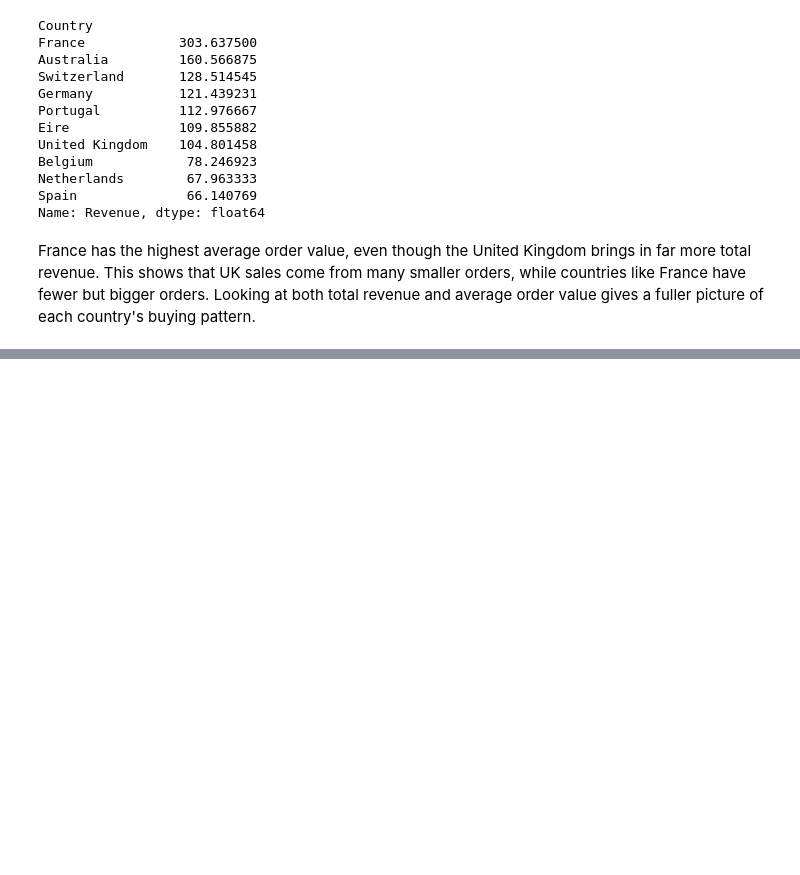
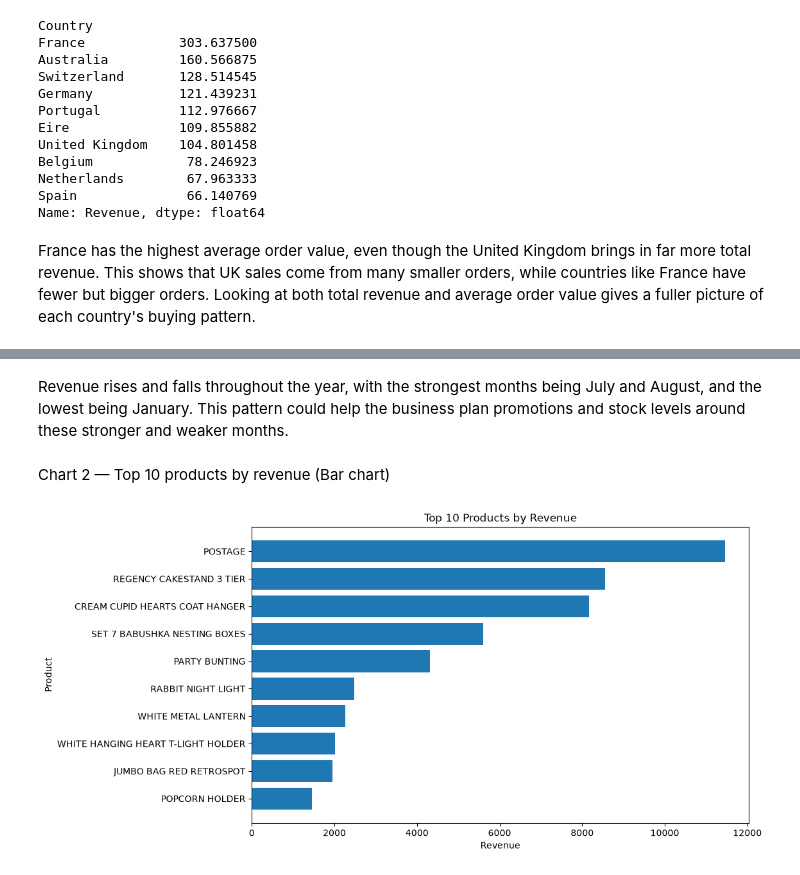
Before and after one commit to Emmanuel-Twumasi-Kwame-Yeboah/retail-sales-analysis, a Jupyter notebook: notebooks/retail_sales_analysis.ipynb, the cells around one changed output, grey strips where cells are left out. Saved outputs shown, nothing was run; the diff lists cells and outputs as text; code cells hidden in the pictures; blank space fills up the shorter version.

```diff
--- a/notebooks/retail_sales_analysis.ipynb
+++ b/notebooks/retail_sales_analysis.ipynb
@@ -411,0 +422,14 @@ France has the highest average order value, even though the United Kingdom bring
+# %% [markdown]
+Revenue rises and falls throughout the year, with the strongest months being July and August, and the lowest being January. This pattern could help the business plan promotions and stock levels around these stronger and weaker months.
+# %% [markdown]
+Chart 2 — Top 10 products by revenue (Bar chart)
+# %%
+plt.figure(figsize=(10, 6))
+plt.barh(top_products.index, top_products.values)
+plt.title("Top 10 Products by Revenue")
+plt.xlabel("Revenue")
+plt.ylabel("Product")
+plt.gca().invert_yaxis()
+plt.show()
+# %% [output]
+[figure, added]
```
Also changed, not shown: parts of 14 cells of this notebook.
